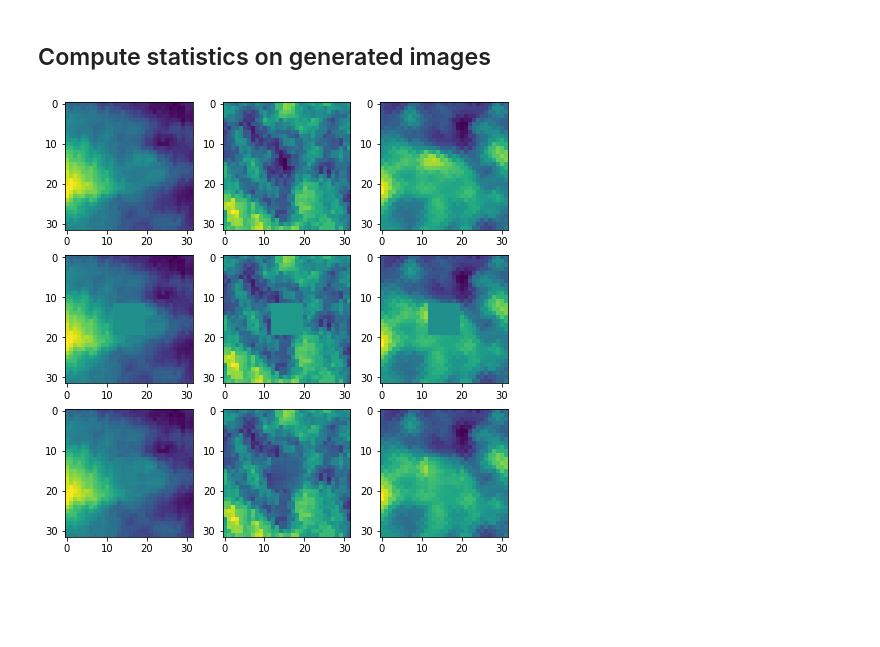
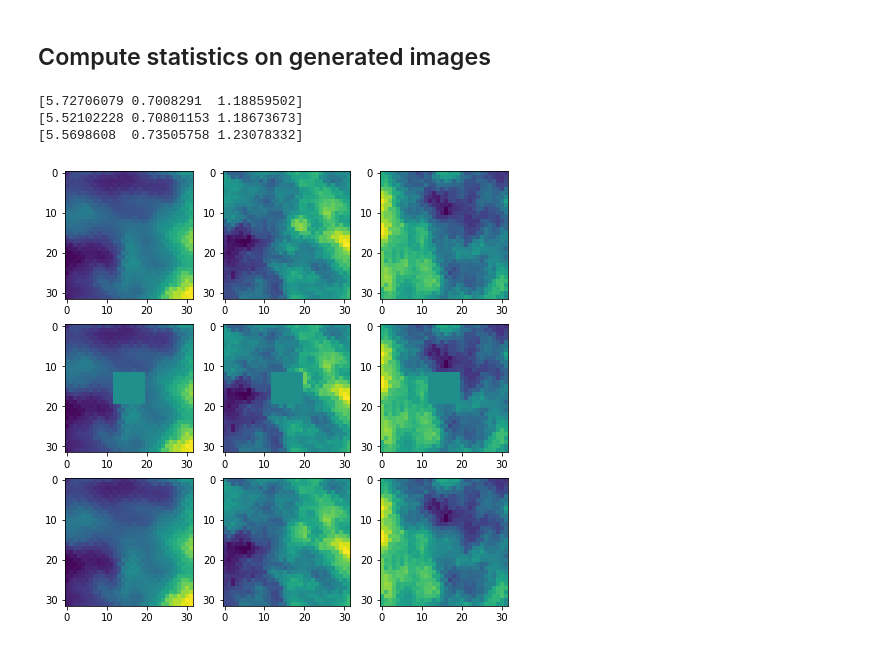
Before and after one commit to ebaxter/planck_net, a Jupyter notebook: predict_backgrounds.ipynb, the cells around one changed output. Drawn from its saved outputs; the diff is of its cells as text; code cells hidden in the pictures; blank space fills up the shorter version.

Commit message:
saved model and updated tests

```diff
--- a/predict_backgrounds.ipynb
+++ b/predict_backgrounds.ipynb
@@ -580,5 +597,3 @@ Total params: 825,570
 Trainable params: 824,738
 Non-trainable params: 832
 _________________________________________________________________
-# %%
-train_loss, test_loss = context_encoder.train(epochs=10000, batch_size=64, sample_interval=50)
@@ -602,0 +600,11 @@ train_loss, test_loss = context_encoder.train(epochs=10000, batch_size=64, sampl
+# %%
+load = False
+if (not load):
+    epochs = 20000
+    train_loss, test_loss = context_encoder.train(epochs=epochs, batch_size=64, sample_interval=50)
+    suffix = 'run' + str(epochs)
+    context_encoder.save(suffix)
+if (load):
+    epochs = 10000
+    suffix = 'run' + str(epochs)
+    context_encoder.load(suffix)
@@ -693,7 +719,13 @@ def get_aperture_estimate(imgs):
 
 num_samples = 500
 
-idx = np.random.randint(0, cutouts_test.shape[0], num_samples)
+#7777777777
+do_random = False
+if (do_random):
+    idx = np.random.randint(0, cutouts_test.shape[0], num_samples)
+else:
+    idx = np.arange(0,num_samples)
+
 imgs = cutouts_test[idx]
 
 #Truth and aperture estimate
@@ -712,36 +744,44 @@ for ii in range(0,imgs.shape[0]):
     for ci in range(0,2):
         minval = min_outsidemask[ii, ci]
         maxval = max_outsidemask[ii, ci]
         therange = (maxval - minval)
         gen_missing_rescaled[ii,:,:,ci] = minval + (gen_missing[ii,:,:,ci] + 1.)*0.5*therange
 
 #True value from nn
 nn_estimate, nn_var_estimate = get_truth(gen_missing_rescaled)
 
+#Plotting log maps
 r,c = 3,3
 fig, axs = plt.subplots(r, c, figsize = (8,8))
 for i in range(c):
     channel_plot = 1
     vmin = np.min(imgs[i, :,:,channel_plot])
     vmax = np.max(imgs[i, :,:,channel_plot])
 
     #Original
     axs[0,i].imshow(imgs[i, :,:,channel_plot], vmin = vmin, vmax = vmax)
 
     #masked
     minval = min_outsidemask[i, channel_plot]
     maxval = max_outsidemask[i,channel_plot]
     therange = (maxval - minval)
     rescaled_masked = minval + (masked_imgs[i, :, :,channel_plot] + 1.)*0.5*therange
     axs[1,i].imshow(rescaled_masked, vmin = vmin, vmax = vmax)
 
     #filled in
     filled_in = imgs[i,:,:,channel_plot].copy()
-    #rescaled_gen_missing = minval + (gen_missing[i,:,:,channel_plot] + 1.)*0.5*therange
-    filled_in[y1:y2, x1:x2] = gen_missing_rescaled[i,:,:,channel_plot] #rescaled_gen_missing
+    filled_in[y1:y2, x1:x2] = gen_missing_rescaled[i,:,:,channel_plot]
     axs[2,i].imshow(filled_in, vmin = vmin, vmax = vmax)
+
+
+print(truth[0:3,0])
+print(aperture_estimate[0:3,0])
+print(nn_estimate[0:3,0])
 # %% [output]
+[5.72706079 0.7008291  1.18859502]
+[5.52102228 0.70801153 1.18673673]
+[5.5698608  0.73505758 1.23078332]
-[figure, old version]
+[figure, new version]
 # %%
 fig, ax = pl.subplots(1,1)
 ax.plot(truth[:,0], aperture_estimate[:,0]/truth[:,0], 'b,', label = 'aperture')
```
Also changed, not shown: parts of 12 cells of this notebook, 6 other files.
